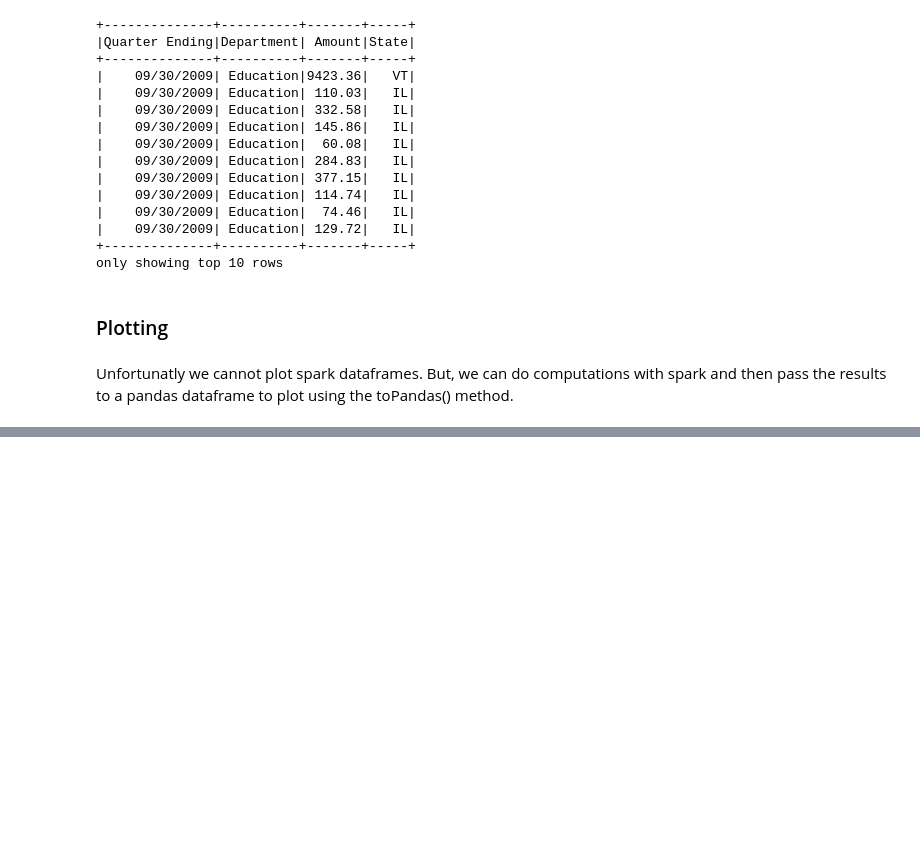
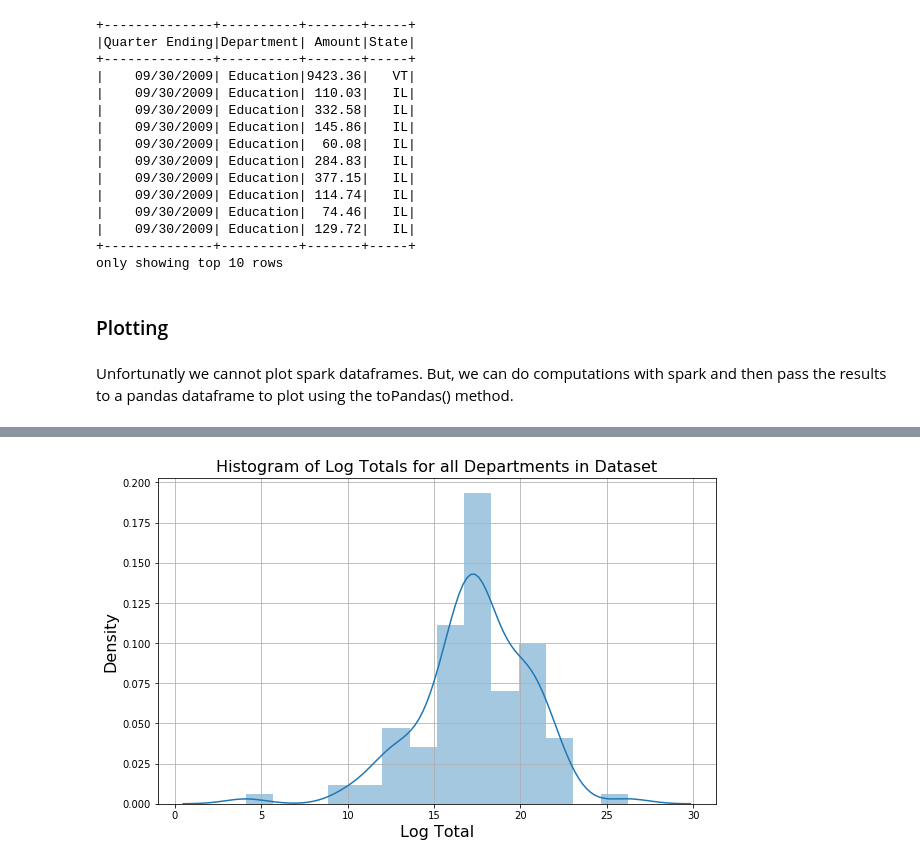
Before and after one commit to pysr1/PlayingWithPyspark, a Jupyter notebook: Starting_pyspark.ipynb, the cells around one changed output, grey strips where cells are left out. Saved outputs shown, nothing was run; the diff lists cells and outputs as text; code cells hidden in the pictures; blank space fills up the shorter version.

```diff
--- a/Starting_pyspark.ipynb
+++ b/Starting_pyspark.ipynb
@@ -228,0 +231,19 @@ Unfortunatly we cannot plot spark dataframes. But, we can do computations with s
+# %%
+import numpy as np
+import seaborn as sns
+plot_df2 = spark.sql(
+'''
+SELECT Department, SUM(Amount) as Total FROM VermontVendor
+GROUP BY Department
+'''
+).toPandas()
+plt.figure(figsize = (10,6))
+sns.distplot(np.log(plot_df2['Total']))
+plt.title('Histogram of Log Totals for all Departments in Dataset', size = 16)
+plt.ylabel('Density', size = 16)
+plt.xlabel('Log Total', size = 16)
+plt.grid()
+plt.savefig('distplot.png')
+plt.show()
+# %% [output]
+[figure, added]
```
Also changed, not shown: parts of 29 cells of this notebook, 1 other file.
